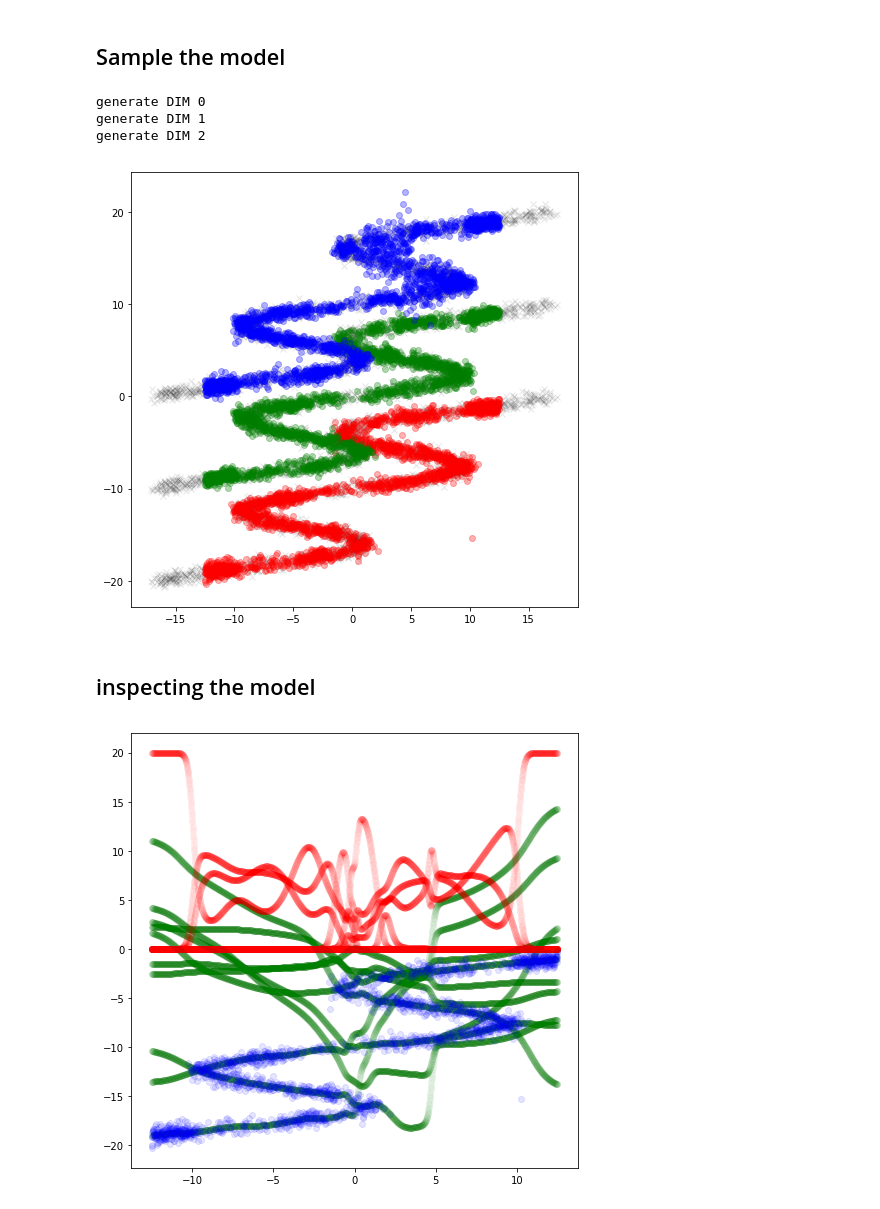
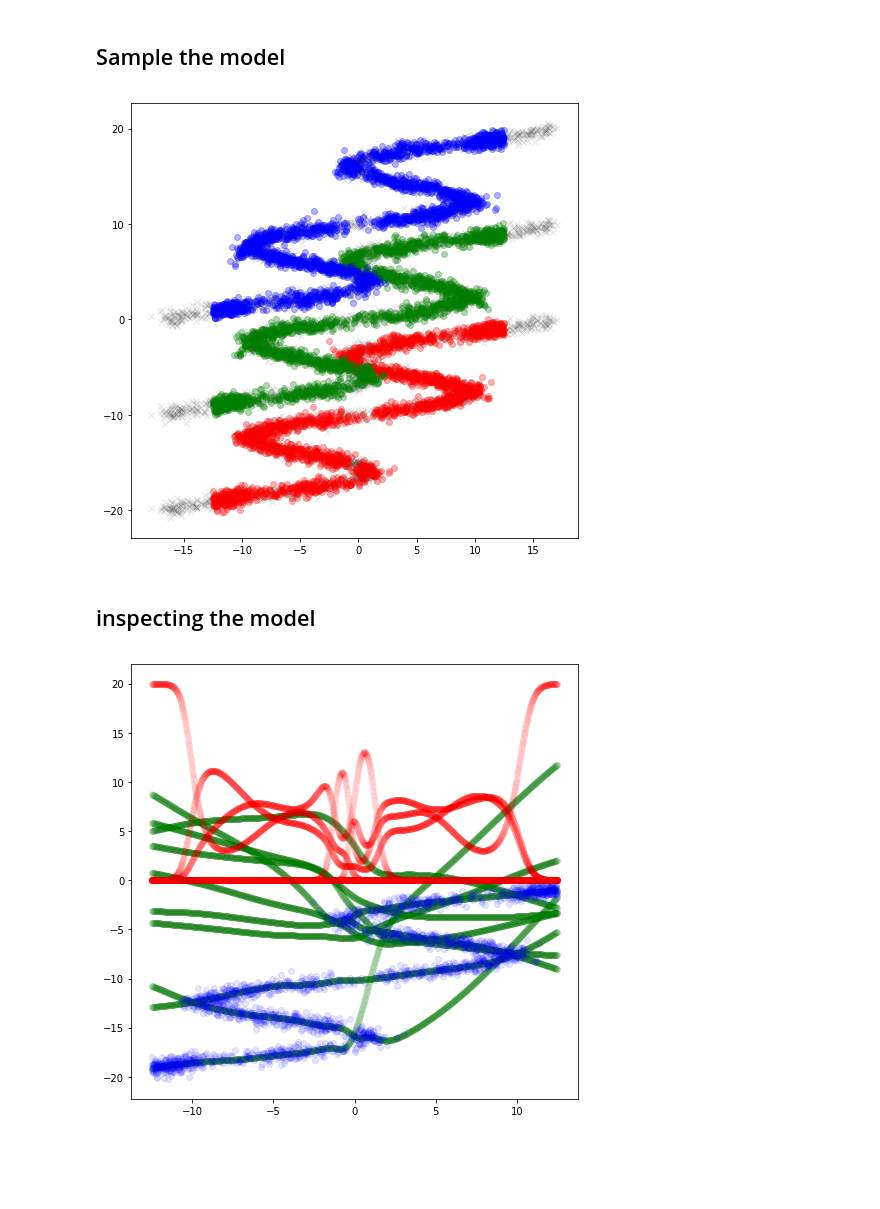
Before and after one commit to dh7/ML-Tutorial-Notebooks, a Jupyter notebook: tf-MDN.ipynb, the cells around one changed output. Cells and saved outputs as stored; diff of their text form; code cells hidden in the pictures; blank space fills up the shorter version.

```diff
--- a/tf-MDN.ipynb
+++ b/tf-MDN.ipynb
@@ -12,10 +14,14 @@ import numpy as np
 import tensorflow as tf
 import math
 # %%
-def tf_assert_shape(tensor, requested_shape):
-  shape = tensor.get_shape().as_list()
-  error_msg = 'Tensor {} has shape {} while shape {} was requested'.format(tensor.name, shape, requested_shape)
-  assert shape == requested_shape, error_msg
+def tf_assert_shape(tensors, requested_shape):
+  if not type(tensors) is list:
+    tensors = [tensors]
+
+  for tensor in tensors:
+    shape = tensor.get_shape().as_list()
+    error_msg = 'Tensor {} has shape {} while shape {} was requested'.format(tensor.name, shape, requested_shape)
+    assert shape == requested_shape, error_msg
 # %% [markdown]
 ## Generate some data
 # %% [markdown]
@@ -86,18 +92,13 @@ def get_mixture_coef(output, batch_size, data_size, mixture_size):
 
   # split the output
   out_pi, out_sigma, out_mu = tf.split(output, 3, axis=1)
-  tf_assert_shape(out_pi, [batch_size, data_size * mixture_size])
-  tf_assert_shape(out_sigma, [batch_size, data_size * mixture_size])
-  tf_assert_shape(out_mu, [batch_size, data_size * mixture_size])
+  tf_assert_shape([out_pi, out_sigma, out_mu], [batch_size, data_size * mixture_size])
 
   # reshape pi, sigma and mu
   new_shape = [batch_size, data_size, mixture_size]
   out_pi = tf.reshape(out_pi, new_shape)
   out_sigma = tf.reshape(out_sigma, new_shape)
   out_mu = tf.reshape(out_mu, new_shape)
-  tf_assert_shape(out_pi, new_shape)
-  tf_assert_shape(out_sigma, new_shape)
-  tf_assert_shape(out_mu, new_shape)
 
   # pi is a distribution
   out_pi = tf.nn.softmax(out_pi, axis=2)
@@ -115,11 +116,9 @@ oneDivSqrtTwoPI = 1 / math.sqrt(2*math.pi) # normalisation factor for gaussian,
 def tf_normal(y, mu, sigma, batch_size, data_size):
   # check args
   tf_assert_shape(y, [batch_size, data_size])
-  tf_assert_shape(mu, [batch_size, data_size, KMIX])
-  tf_assert_shape(sigma, [batch_size, data_size, KMIX])
+  tf_assert_shape([mu, sigma], [batch_size, data_size, KMIX])
 
   y = tf.reshape(y, (batch_size, data_size, 1))  # add one dim to ease broadcast
-  tf_assert_shape(y, [batch_size, data_size, 1])
   result = tf.subtract(y, mu)  # Broadcast should work now
   tf_assert_shape(result, [batch_size, data_size, KMIX])
   result = tf.multiply(result, tf.reciprocal(sigma))  # element wise
@@ -130,9 +129,7 @@ def tf_normal(y, mu, sigma, batch_size, data_size):
 def get_lossfunc(out_pi, out_sigma, out_mu, y, batch_size, data_size):
   # check args
   tf_assert_shape(y, [batch_size, data_size])
-  tf_assert_shape(out_pi, [batch_size, data_size, KMIX])
-  tf_assert_shape(out_sigma, [batch_size, data_size, KMIX])
-  tf_assert_shape(out_mu, [batch_size, data_size, KMIX])
+  tf_assert_shape([out_pi, out_sigma, out_mu], [batch_size, data_size, KMIX])
 
   normal = tf_normal(y, out_mu, out_sigma, batch_size, data_size)
   tf_assert_shape(normal, [batch_size, data_size, KMIX])
@@ -141,13 +138,12 @@ def get_lossfunc(out_pi, out_sigma, out_mu, y, batch_size, data_size):
   result = tf.reduce_sum(result, axis=2)
   tf_assert_shape(result, [batch_size, data_size])
   result = -tf.log(result)
-  tf_assert_shape(result, [batch_size, data_size])
   result = tf.reduce_mean(result)
   tf_assert_shape(result, [])
   return result
 
 lossfunc = get_lossfunc(out_pi, out_sigma, out_mu, y, NSAMPLE, DIM)
-train_op = tf.train.AdamOptimizer(learning_rate=0.01).minimize(lossfunc)
+train_op = tf.train.AdamOptimizer(learning_rate=0.001).minimize(lossfunc)
 # %% [markdown]
 ## Trainning
 # %%
@@ -225,28 +204,21 @@ x_test = x_test.reshape(NSAMPLE, 1) # needs to be a matrix, not a vector
 out_pi_test, out_sigma_test, out_mu_test = sess.run([out_pi, out_sigma, out_mu], feed_dict={x: x_test})
 
 # generate the output using the model
-y_test = {}
-for i in range(DIM):
-  print("generate DIM", i)
-  y_test[i] = generate_ensemble(out_pi_test[:,i,:], out_mu_test[:,i,:], out_sigma_test[:,i,:], M=1)
+y_test = generate_ensemble(out_pi_test, out_mu_test, out_sigma_test)
-# %% [output]
-generate DIM 0
-generate DIM 1
-generate DIM 2
 # %%
 plt.figure(figsize=(8, 8))
 
 plt.plot(x_data , y_data[:,0],'x', alpha=0.1, color='black')
 plt.plot(x_data , y_data[:,1],'x', alpha=0.1, color='black')
 plt.plot(x_data , y_data[:,2],'x', alpha=0.1, color='black')
 
-plt.plot(x_test, y_test[0],'ro',alpha=0.3)
-plt.plot(x_test, y_test[1],'go',alpha=0.3)
-plt.plot(x_test, y_test[2],'bo',alpha=0.3)
+plt.plot(x_test, y_test[:,0],'ro',alpha=0.3)
+plt.plot(x_test, y_test[:,1],'go',alpha=0.3)
+plt.plot(x_test, y_test[:,2],'bo',alpha=0.3)
 
 plt.show()
 # %% [output]
-[figure, old version]
+[figure, new version]
 # %% [markdown]
 ## inspecting the model
 # %%
@@ -254,11 +226,11 @@ plt.show()
 dim = 0
 plt.figure(figsize=(8, 8))
 plt.plot(x_test, out_mu_test[:,dim,:],'go', alpha=0.03)
-plt.plot(x_test , y_test[dim],'bo',alpha=0.1)
+plt.plot(x_test , y_test[:,dim],'bo',alpha=0.1)
 plt.plot(x_test, out_pi_test[:,dim,:]*20,'ro', alpha=0.03)
 plt.show()
 # %% [output]
-[figure, old version]
+[figure, new version]
 # %%
 # Inspecting the scond dimention mixture model
 dim = 1
```
Also changed, not shown: parts of 7 cells of this notebook.
